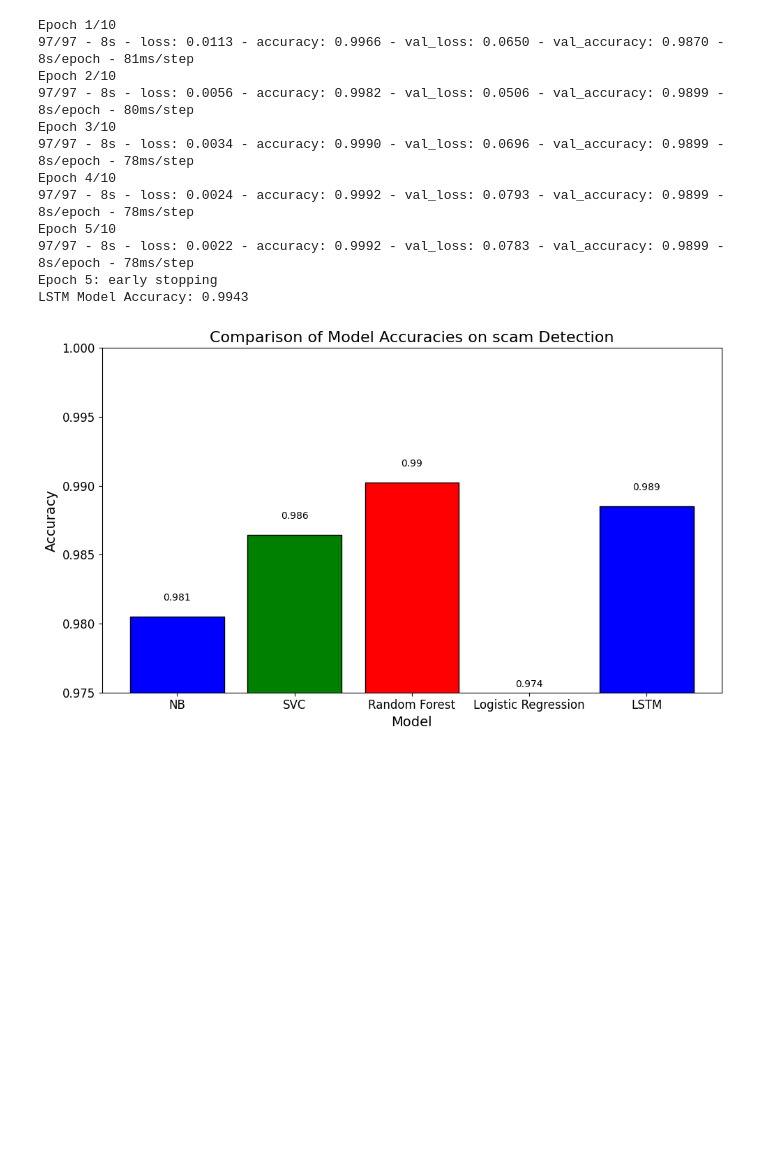
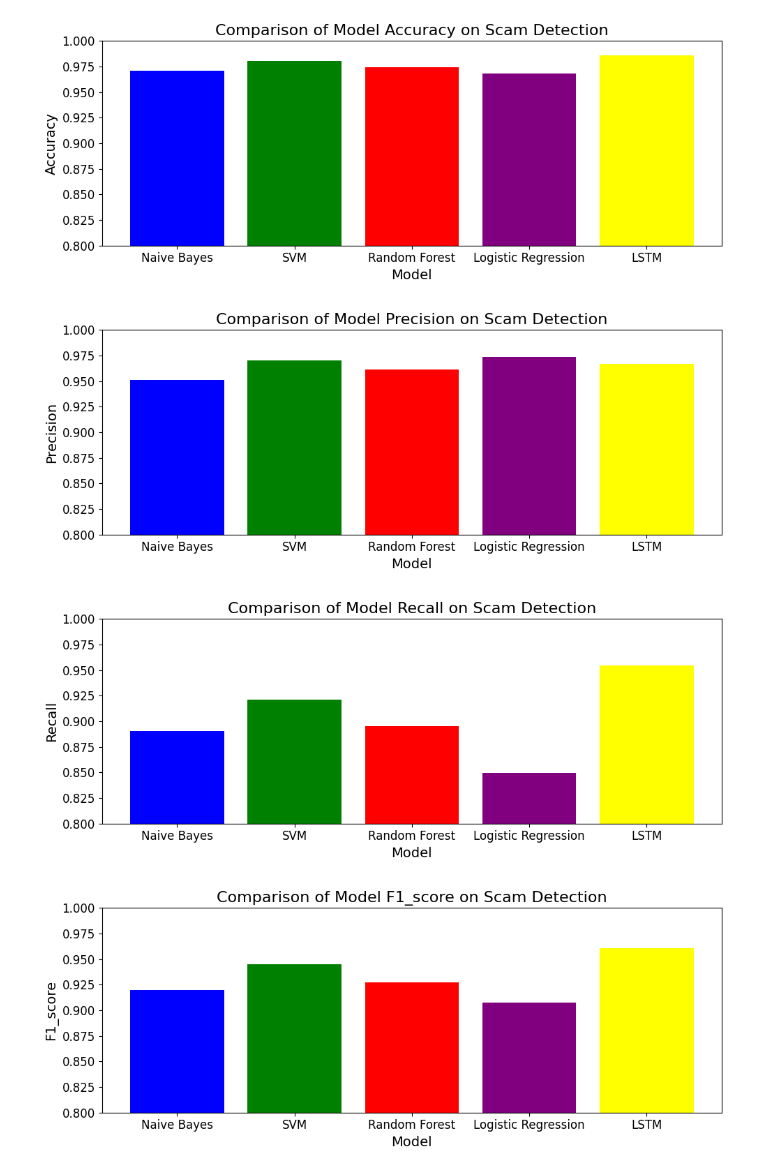
Before and after one commit to PohYiJieNicholas/Scam-detection-model, a Jupyter notebook: conventional-model-with-preprocess.ipynb, the cells around one changed output. Drawn from its saved outputs; the diff is of its cells as text; code cells hidden in the pictures; blank space fills up the shorter version.

Commit message:
Show more evaluation results

```diff
--- a/conventional-model-with-preprocess.ipynb
+++ b/conventional-model-with-preprocess.ipynb
@@ -244,11 +290,0 @@ LSTM Model Accuracy: 0.9933
-# %%
-# Split dataset 75:25
-X_train2, X_test2, y_train2, y_test2 = train_test_split(X, df['Label'], test_size=0.25, random_state=42)
-
-history = model.fit(X_train2, y_train2, epochs=10, batch_size=64, validation_split=0.1, callbacks=[early_stop], verbose=2)
-
-# Evaluate
-loss, accuracy = model.evaluate(X_test2, y_test2, verbose=0)
-accuracies['LSTM'] = accuracy
-
-print(f"LSTM Model Accuracy: {accuracy:.4f}")
@@ -272,47 +291,21 @@ LSTM Model Accuracy: 0.9885
-# %%
-# Split dataset 60:40
-X_train3, X_test3, y_train3, y_test3 = train_test_split(X, df['Label'], test_size=0.4, random_state=42)
-
-history = model.fit(X_train3, y_train3, epochs=10, batch_size=64, validation_split=0.1, callbacks=[early_stop], verbose=2)
-
-# Evaluate
-loss, accuracy = model.evaluate(X_test3, y_test3, verbose=0)
-print(f"LSTM Model Accuracy: {accuracy:.4f}")
-# %% [output]
-Epoch 1/10
-97/97 - 8s - loss: 0.0113 - accuracy: 0.9966 - val_loss: 0.0650 - val_accuracy: 0.9870 - 8s/epoch - 81ms/step
-Epoch 2/10
-97/97 - 8s - loss: 0.0056 - accuracy: 0.9982 - val_loss: 0.0506 - val_accuracy: 0.9899 - 8s/epoch - 80ms/step
-Epoch 3/10
-97/97 - 8s - loss: 0.0034 - accuracy: 0.9990 - val_loss: 0.0696 - val_accuracy: 0.9899 - 8s/epoch - 78ms/step
-Epoch 4/10
-97/97 - 8s - loss: 0.0024 - accuracy: 0.9992 - val_loss: 0.0793 - val_accuracy: 0.9899 - 8s/epoch - 78ms/step
-Epoch 5/10
-97/97 - 8s - loss: 0.0022 - accuracy: 0.9992 - val_loss: 0.0783 - val_accuracy: 0.9899 - 8s/epoch - 78ms/step
-Epoch 5: early stopping
-LSTM Model Accuracy: 0.9943
 # %%
 import matplotlib.pyplot as plt
-# Plotting the accuracies using a more distinct graph style
-plt.figure(figsize=(10, 6))
 
-# Create a bar graph with distinct colors and edge color
-bars = plt.bar(accuracies.keys(), accuracies.values(), color=['blue', 'green', 'red', 'purple'], edgecolor='black')
-
-# Add data labels above each bar for clarity
-for bar in bars:
-    yval = bar.get_height()
-    plt.text(bar.get_x() + bar.get_width()/2, yval + 0.001, round(yval, 3), ha='center', va='bottom')
-
-plt.xlabel('Model', fontsize=14)
-plt.ylabel('Accuracy', fontsize=14)
-plt.title('Comparison of Model Accuracies on scam Detection', fontsize=16)
-plt.ylim(0.975, 1)  # Set y-axis limit to make differences more distinct
-plt.xticks(fontsize=12)
-plt.yticks(fontsize=12)
-
-# Show the plot
-plt.tight_layout()
-plt.show()
+# Plot the evaluation metrics
+metrics = ['accuracy', 'precision', 'recall', 'f1_score']
+for metric in metrics:
+    plt.figure(figsize=(10, 4))
+    plt.bar(evaluation_results.keys(), [evaluation_results[model][metric] for model in evaluation_results], color=['blue', 'green', 'red', 'purple', 'yellow'])
+    plt.xlabel('Model', fontsize=14)
+    plt.ylabel(metric.capitalize(), fontsize=14)
+    plt.title(f'Comparison of Model {metric.capitalize()} on Scam Detection', fontsize=16)
+    plt.ylim(0.8, 1)  # Set y-axis limit to make differences more distinct
+    plt.xticks(fontsize=12)
+    plt.yticks(fontsize=12)
+    plt.tight_layout()
+    plt.show()
 # %% [output]
-[figure, old version]
+[figure, new version]
+[figure, added]
+[figure, added]
+[figure, added]
```
Also changed, not shown: parts of 11 cells of this notebook.
